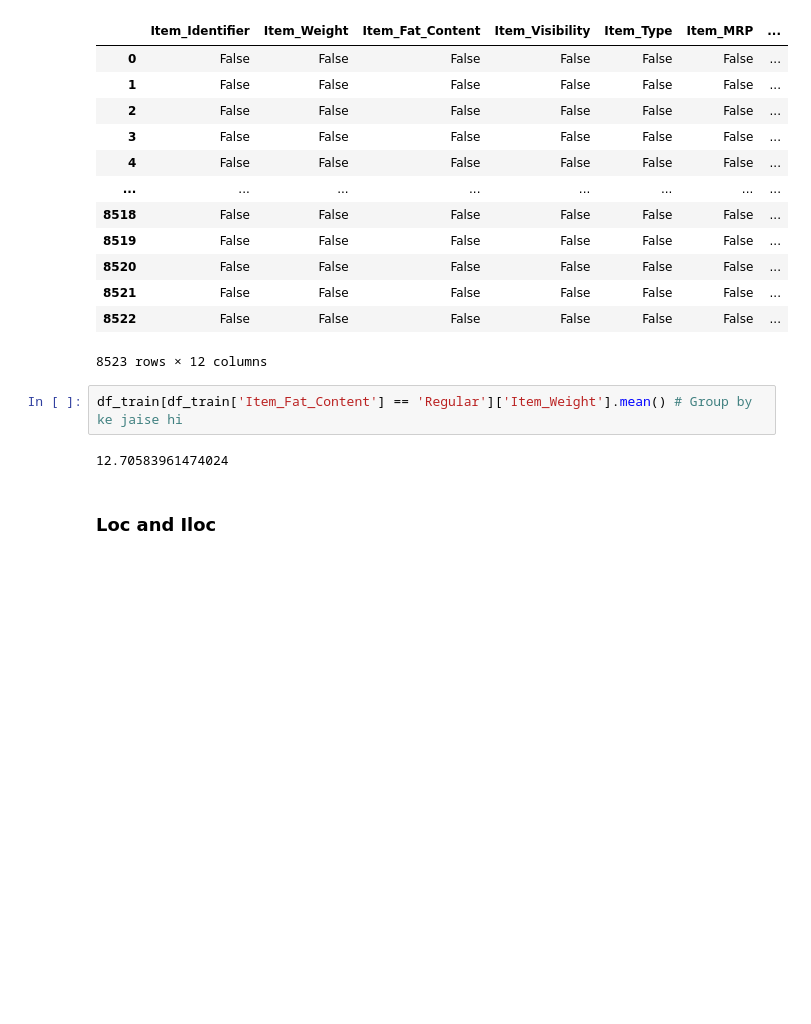
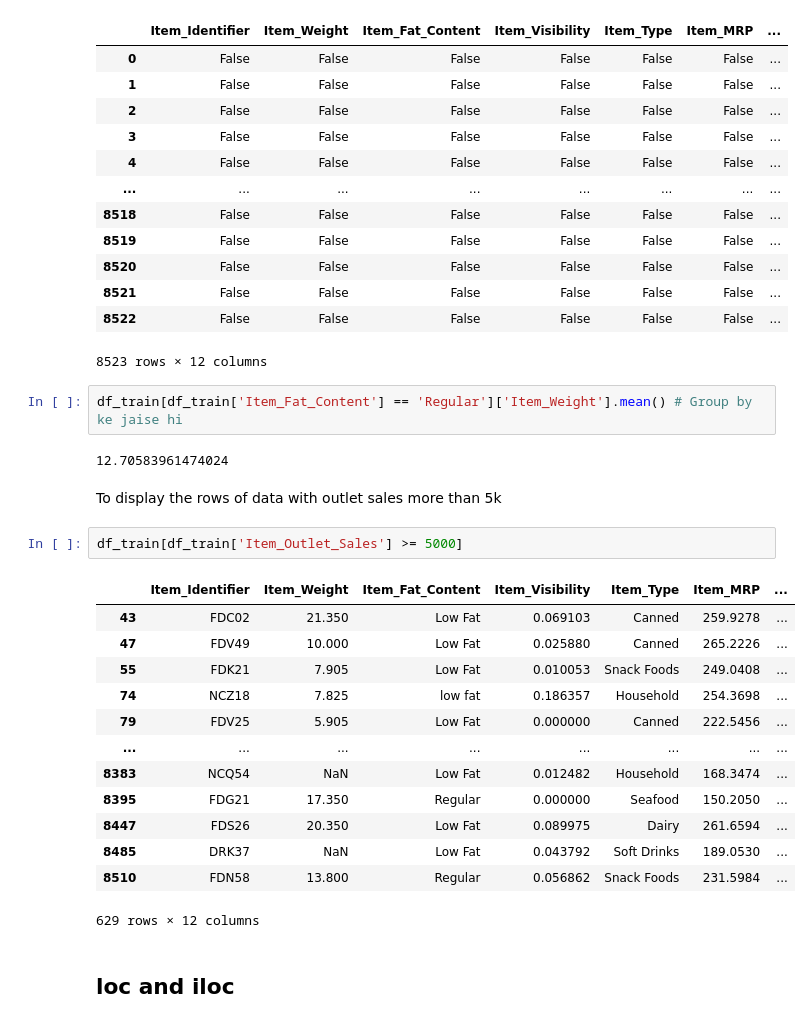
Before and after one commit to loganrane/MachineLearning101, a Jupyter notebook: Projects/Pandas Basics.ipynb, the cells around one changed output. Cells and saved outputs as stored; diff of their text form; blank space fills up the shorter version.

```diff
--- a/Projects/Pandas Basics.ipynb
+++ b/Projects/Pandas Basics.ipynb
@@ -229,5 +229,23 @@ df_train.isnull()
 df_train[df_train['Item_Fat_Content'] == 'Regular']['Item_Weight'].mean() # Group by ke jaise hi
 # %% [output]
 12.70583961474024
+# %% [markdown]
+To display the rows of data with outlet sales more than 5k
+# %%
+df_train[df_train['Item_Outlet_Sales'] >= 5000]
+# %% [output]
+|  | Item_Identifier | Item_Weight | Item_Fat_Content | Item_Visibility | Item_Type | Item_MRP | ... |
+| 43 | FDC02 | 21.350 | Low Fat | 0.069103 | Canned | 259.9278 | ... |
+| 47 | FDV49 | 10.000 | Low Fat | 0.025880 | Canned | 265.2226 | ... |
+| 55 | FDK21 | 7.905 | Low Fat | 0.010053 | Snack Foods | 249.0408 | ... |
+| 74 | NCZ18 | 7.825 | low fat | 0.186357 | Household | 254.3698 | ... |
+| 79 | FDV25 | 5.905 | Low Fat | 0.000000 | Canned | 222.5456 | ... |
+| ... | ... | ... | ... | ... | ... | ... | ... |
+| 8383 | NCQ54 | NaN | Low Fat | 0.012482 | Household | 168.3474 | ... |
+| 8395 | FDG21 | 17.350 | Regular | 0.000000 | Seafood | 150.2050 | ... |
+| 8447 | FDS26 | 20.350 | Low Fat | 0.089975 | Dairy | 261.6594 | ... |
+| 8485 | DRK37 | NaN | Low Fat | 0.043792 | Soft Drinks | 189.0530 | ... |
+| 8510 | FDN58 | 13.800 | Regular | 0.056862 | Snack Foods | 231.5984 | ... |
+629 rows × 12 columns
 # %% [markdown]
-### Loc and Iloc
+## loc and iloc
```
Also changed, not shown: parts of 9 cells of this notebook, 1 other file.
